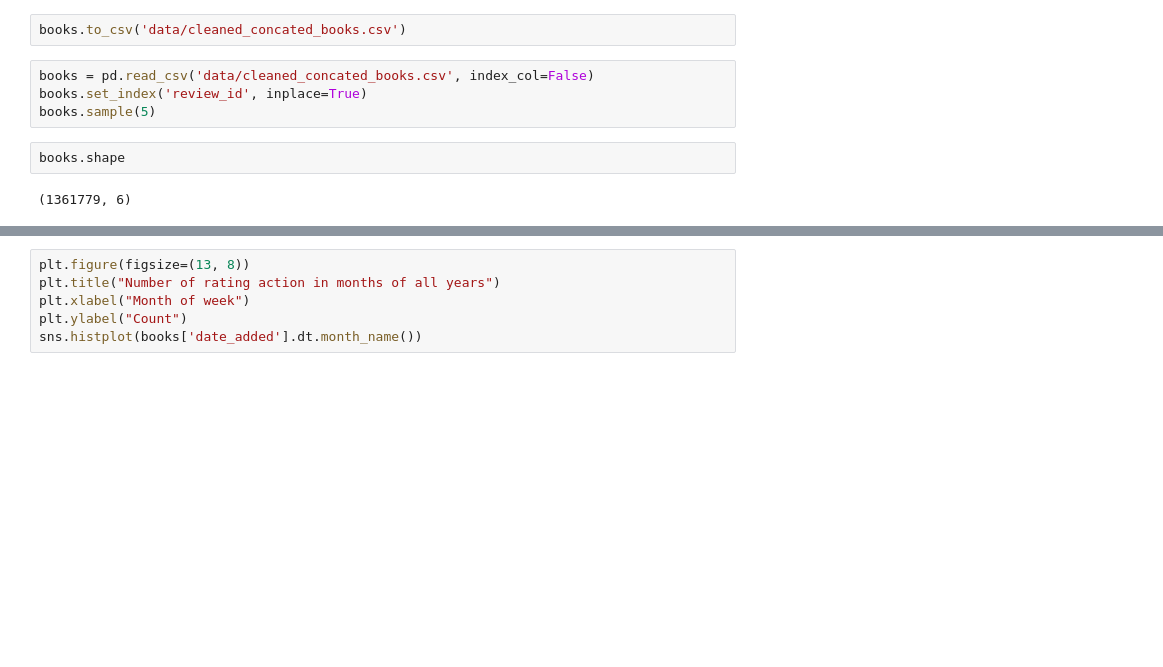
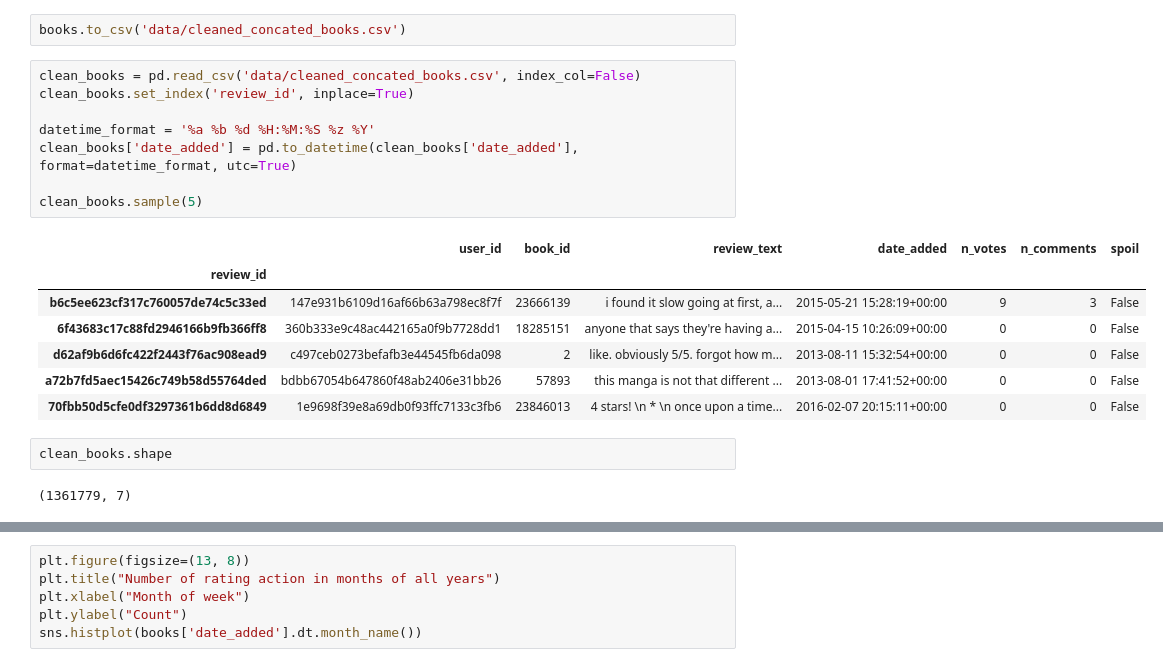
Before and after one commit to EhsanMrh/NLP.goodreads_rate_prediction, a Jupyter notebook: main.ipynb, the cells around one changed output, grey strips where cells are left out. Saved outputs shown, nothing was run; the diff lists cells and outputs as text; blank space fills up the shorter version.

```diff
--- a/main.ipynb
+++ b/main.ipynb
@@ -170,11 +258,23 @@ books.sample(5)
 # %%
 books.to_csv('data/cleaned_concated_books.csv')
 # %%
-books = pd.read_csv('data/cleaned_concated_books.csv', index_col=False)
-books.set_index('review_id', inplace=True)
-books.sample(5)
+clean_books = pd.read_csv('data/cleaned_concated_books.csv', index_col=False)
+clean_books.set_index('review_id', inplace=True)
+
+datetime_format = '%a %b %d %H:%M:%S %z %Y'
+clean_books['date_added'] = pd.to_datetime(clean_books['date_added'], format=datetime_format, utc=True)
+
+clean_books.sample(5)
+# %% [output]
+|  | user_id | book_id | review_text | date_added | n_votes | n_comments | spoil |
+| review_id |  |  |  |  |  |  |  |
+| b6c5ee623cf317c760057de74c5c33ed | 147e931b6109d16af66b63a798ec8f7f | 23666139 | i found it slow going at first, a... | 2015-05-21 15:28:19+00:00 | 9 | 3 | False |
+| 6f43683c17c88fd2946166b9fb366ff8 | 360b333e9c48ac442165a0f9b7728dd1 | 18285151 | anyone that says they're having a... | 2015-04-15 10:26:09+00:00 | 0 | 0 | False |
+| d62af9b6d6fc422f2443f76ac908ead9 | c497ceb0273befafb3e44545fb6da098 | 2 | like. obviously 5/5. forgot how m... | 2013-08-11 15:32:54+00:00 | 0 | 0 | False |
+| a72b7fd5aec15426c749b58d55764ded | bdbb67054b647860f48ab2406e31bb26 | 57893 | this manga is not that different ... | 2013-08-01 17:41:52+00:00 | 0 | 0 | False |
+| 70fbb50d5cfe0df3297361b6dd8d6849 | 1e9698f39e8a69db0f93ffc7133c3fb6 | 23846013 | 4 stars! \n * \n once upon a time... | 2016-02-07 20:15:11+00:00 | 0 | 0 | False |
 # %%
-books.shape
+clean_books.shape
 # %% [output]
-(1361779, 6)
+(1361779, 7)
 # %%
```
Also changed, not shown: parts of 31 cells of this notebook.
